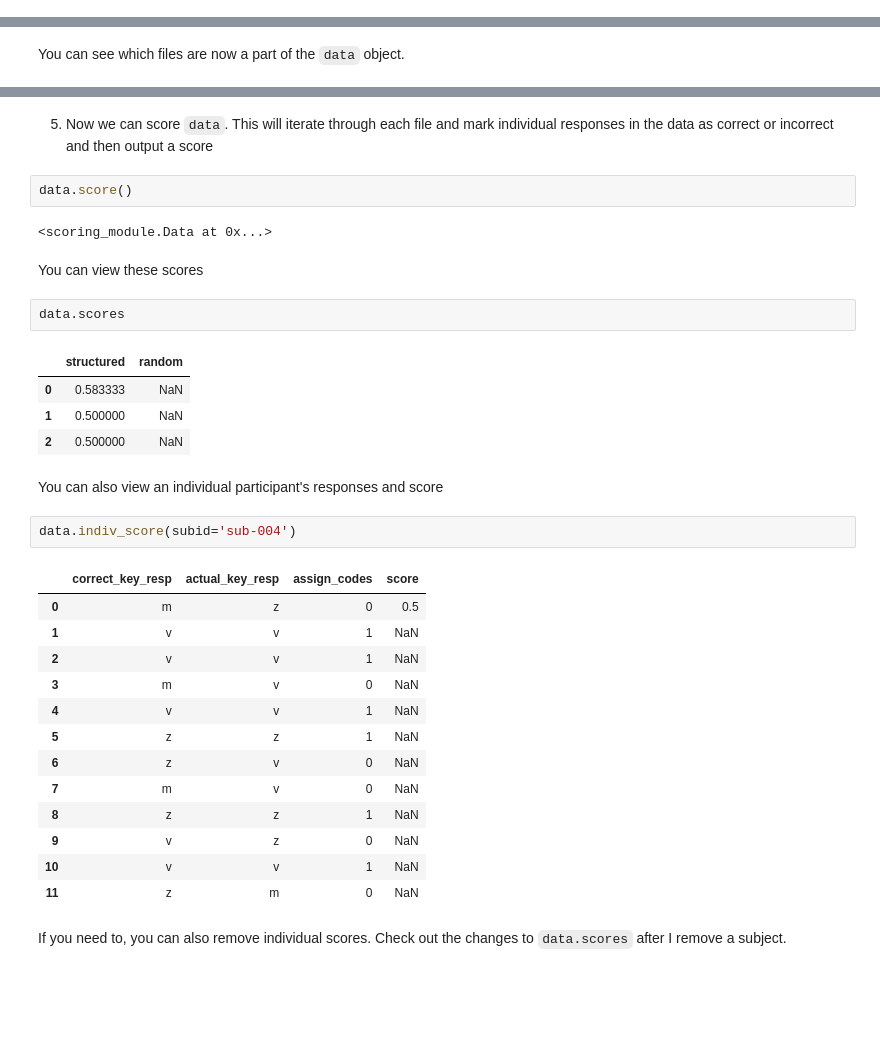
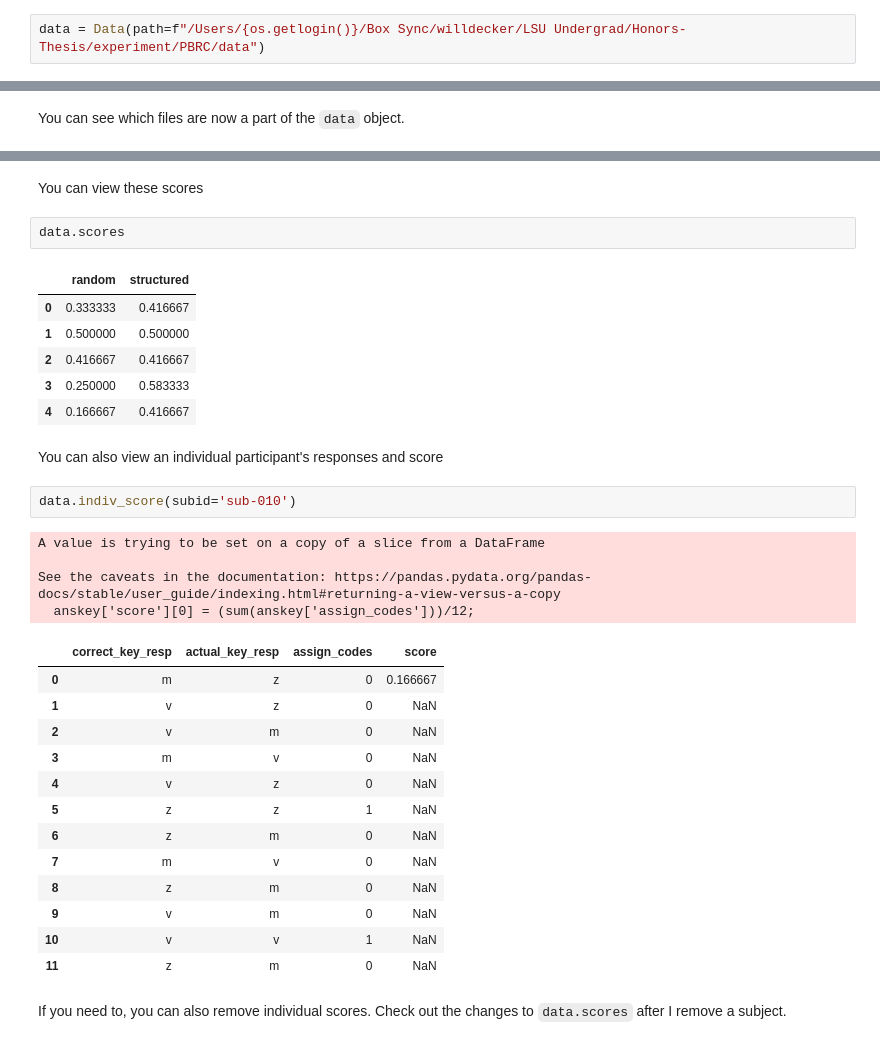
Before and after one commit to w-decker/Honors-Thesis, a Jupyter notebook: scoring/tutorial.ipynb, the cells around one changed output, grey strips where cells are left out. Drawn from its saved outputs; the diff is of its cells as text; blank space fills up the shorter version.

Commit message:
implement module updates

```diff
--- a/scoring/tutorial.ipynb
+++ b/scoring/tutorial.ipynb
@@ -19,3 +17,5 @@ data = Data(path='/Volumes/WILLUSB/decker_honors_thesis_paradigm/3afc/data/')
+# %%
+data = Data(path=f"/Users/{os.getlogin()}/Box Sync/willdecker/LSU Undergrad/Honors-Thesis/experiment/PBRC/data")
 # %% [markdown]
 2. Now we must give the our new object, `data` some subject IDs to read. Subject IDs are found in the participant database but follow a standard convention of 'sub-[#]'
 3. We can also use these subject IDs to parse the individual datafiles into discrete entities so that future analyses and cleaning can be done
@@ -57,34 +64,34 @@ data.clean()
-# %% [markdown]
-5. Now we can score `data`. This will iterate through each file and mark individual responses in the data as correct or incorrect and then output a score
-# %%
-data.score()
-# %% [output]
-<scoring_module.Data at 0x...>
 # %% [markdown]
 You can view these scores
 # %%
 data.scores
 # %% [output]
-|  | structured | random |
-| 0 | 0.583333 | NaN |
-| 1 | 0.500000 | NaN |
-| 2 | 0.500000 | NaN |
+|  | random | structured |
+| 0 | 0.333333 | 0.416667 |
+| 1 | 0.500000 | 0.500000 |
+| 2 | 0.416667 | 0.416667 |
+| 3 | 0.250000 | 0.583333 |
+| 4 | 0.166667 | 0.416667 |
 # %% [markdown]
 You can also view an individual participant's responses and score
 # %%
-data.indiv_score(subid='sub-004')
+data.indiv_score(subid='sub-010')
 # %% [output]
+A value is trying to be set on a copy of a slice from a DataFrame
+
+See the caveats in the documentation: https://pandas.pydata.org/pandas-docs/stable/user_guide/indexing.html#returning-a-view-versus-a-copy
+  anskey['score'][0] = (sum(anskey['assign_codes']))/12;
 |  | correct_key_resp | actual_key_resp | assign_codes | score |
-| 0 | m | z | 0 | 0.5 |
-| 1 | v | v | 1 | NaN |
-| 2 | v | v | 1 | NaN |
+| 0 | m | z | 0 | 0.166667 |
+| 1 | v | z | 0 | NaN |
+| 2 | v | m | 0 | NaN |
 | 3 | m | v | 0 | NaN |
-| 4 | v | v | 1 | NaN |
+| 4 | v | z | 0 | NaN |
 | 5 | z | z | 1 | NaN |
-| 6 | z | v | 0 | NaN |
+| 6 | z | m | 0 | NaN |
 | 7 | m | v | 0 | NaN |
-| 8 | z | z | 1 | NaN |
-| 9 | v | z | 0 | NaN |
+| 8 | z | m | 0 | NaN |
+| 9 | v | m | 0 | NaN |
 | 10 | v | v | 1 | NaN |
 | 11 | z | m | 0 | NaN |
 # %% [markdown]
```
Also changed, not shown: parts of 10 cells of this notebook.
